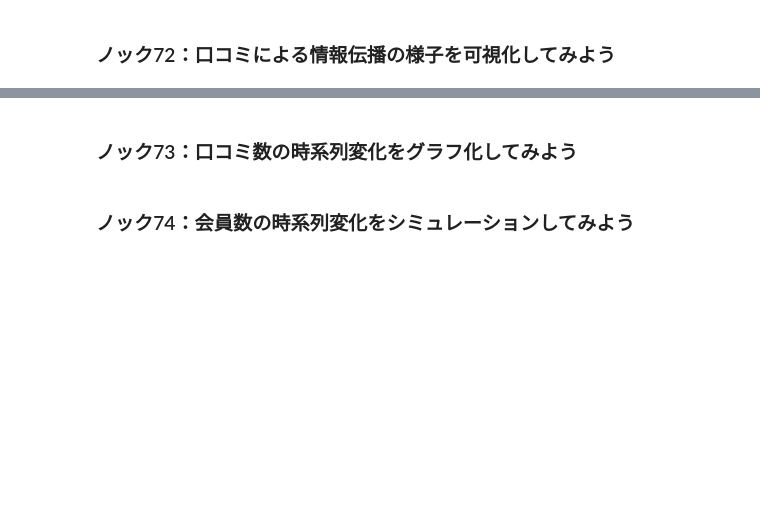
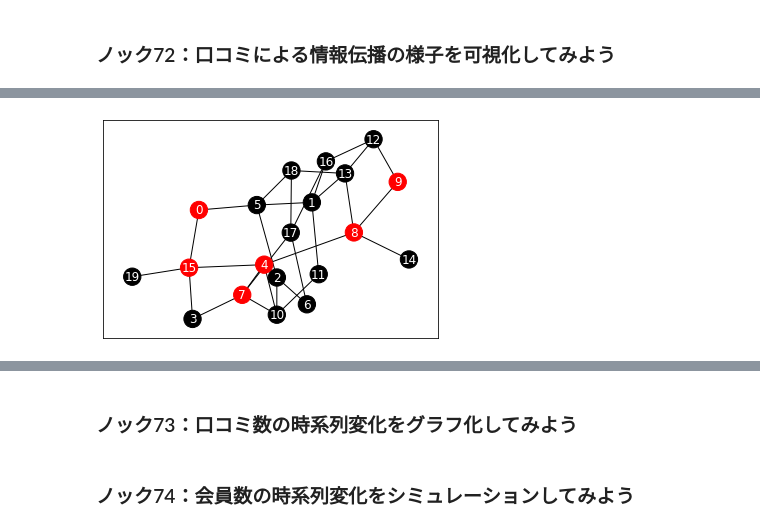
Before and after one commit to winuim/python-practical-data-analysis-100, a Jupyter notebook: Chapter-8/chapter-8.ipynb, the cells around one changed output, grey strips where cells are left out. Drawn from its saved outputs; the diff is of its cells as text; code cells hidden in the pictures; blank space fills up the shorter version.

```diff
--- a/Chapter-8/chapter-8.ipynb
+++ b/Chapter-8/chapter-8.ipynb
@@ -54,0 +100,6 @@ plt.show()
+# %%
+t = 10
+nx.draw_networkx(G, font_color="w", node_color=acitve_node_coloring(list_timeSeries[t]))
+plt.show()
+# %% [output]
+[figure, added]
```
Also changed, not shown: parts of 8 cells of this notebook.
